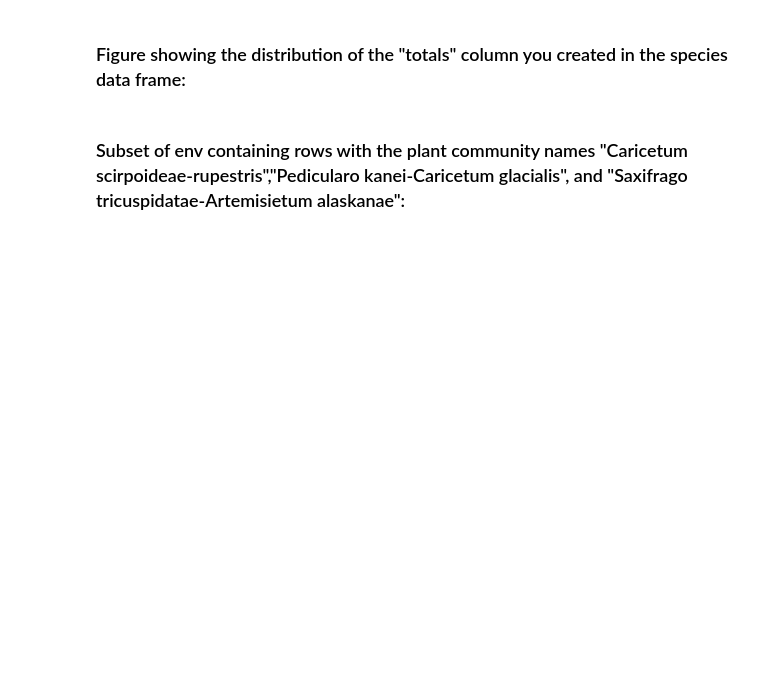
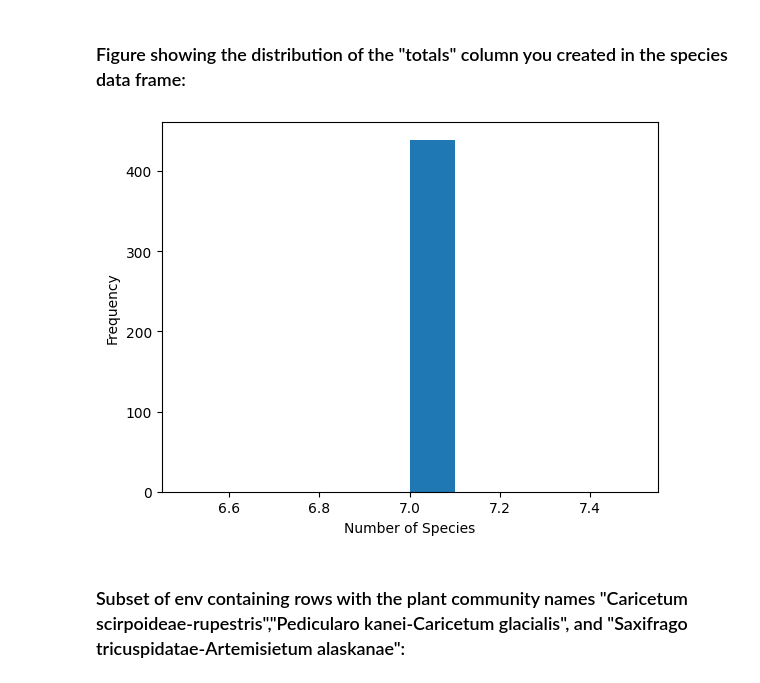
Before and after one commit to Mcaplovitz/Envs110-assignment-4, a Jupyter notebook: answers.ipynb, the cells around one changed output. Saved outputs shown, nothing was run; the diff lists cells and outputs as text; code cells hidden in the pictures; blank space fills up the shorter version.

```diff
--- a/answers.ipynb
+++ b/answers.ipynb
@@ -148,7 +148,7 @@ max_species
 # %% [markdown]
 <h3> For all rows in species, calculate the sum of all the columns (excluding "TURBOVEG_PLOT_NUMBER") for each row. Add this sum as a new column called "totals":
 # %%
-merge['Totals'] = species_counts
+merge['Totals'] = species_counts[1]
 # %% [markdown]
 <h3> Inconsistencies between the description and the data:
 # %% [markdown]
@@ -168,4 +177,11 @@ For all figures, label your axes descriptively with units. If necessary, create
 # %% [markdown]
 <h3> Figure showing the distribution of the "totals" column you created in the species data frame:
+# %%
+plt.hist(merge['Totals'])
+plt.xlabel('Number of Species')
+plt.ylabel('Frequency')
+plt.show()
+# %% [output]
+[figure, added]
 # %% [markdown]
 <h3> Subset of env containing rows with the plant community names "Caricetum scirpoideae-rupestris","Pedicularo kanei-Caricetum glacialis", and "Saxifrago tricuspidatae-Artemisietum alaskanae":
```
Also changed, not shown: parts of 2 cells of this notebook.
